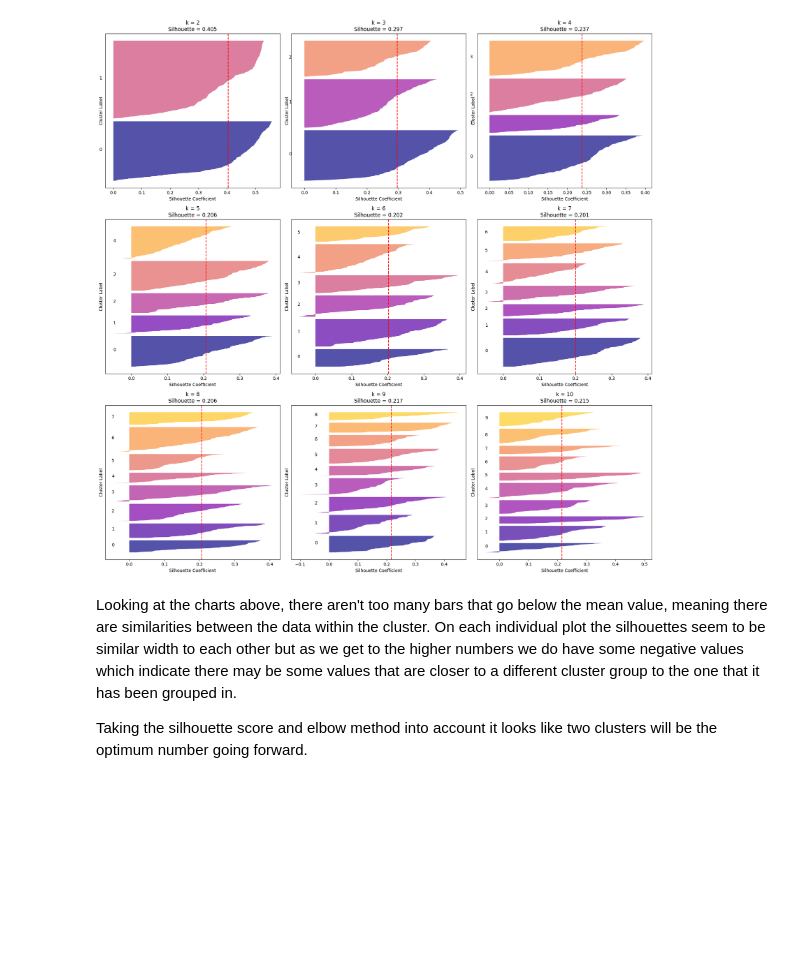
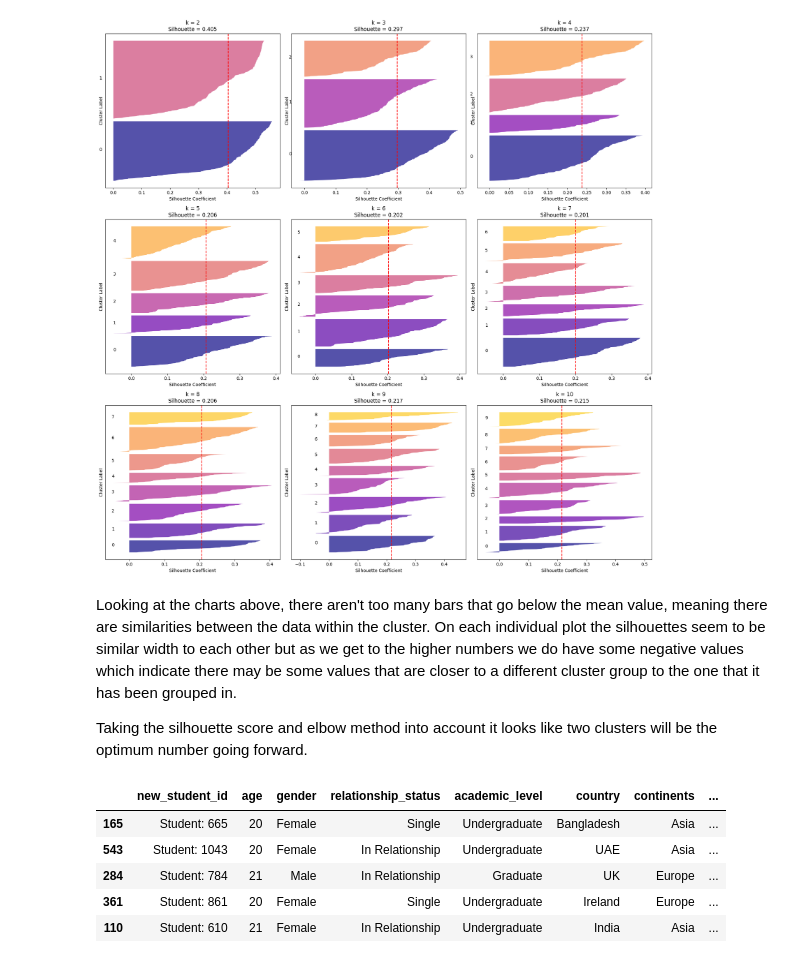
Before and after one commit to StavSteven/social_media_addiction, a Jupyter notebook: jupyter_notebooks/3_ml_notebook.ipynb, the cells around one changed output. Saved outputs shown, nothing was run; the diff lists cells and outputs as text; code cells hidden in the pictures; blank space fills up the shorter version.

```diff
--- a/jupyter_notebooks/3_ml_notebook.ipynb
+++ b/jupyter_notebooks/3_ml_notebook.ipynb
@@ -182,3 +175,28 @@ plt.show()
 Looking at the charts above, there aren't too many bars that go below the mean value, meaning there are similarities between the data within the cluster. On each individual plot the silhouettes seem to be similar width to each other but as we get to the higher numbers we do have some negative values which indicate there may be some values that are closer to a different cluster group to the one that it has been grouped in.
 
 Taking the silhouette score and elbow method into account it looks like two clusters will be the optimum number going forward.
+# %%
+best_k = 2
+
+kmeans_final = KMeans(n_clusters=best_k, random_state=42)
+kmeans_final.fit(X_train_prepared)
+
+# Assign clusters to train and test data
+train_clusters = kmeans_final.predict(X_train_prepared)
+test_clusters = kmeans_final.predict(X_test_prepared)
+
+# Store in DataFrames
+X_train_clustered = X_train.copy()
+X_train_clustered['cluster'] = train_clusters
+
+X_test_clustered = X_test.copy()
+X_test_clustered['cluster'] = test_clusters
+
+X_train_clustered.head()
+# %% [output]
+|  | new_student_id | age | gender | relationship_status | academic_level | country | continents | ... |
+| 165 | Student: 665 | 20 | Female | Single | Undergraduate | Bangladesh | Asia | ... |
+| 543 | Student: 1043 | 20 | Female | In Relationship | Undergraduate | UAE | Asia | ... |
+| 284 | Student: 784 | 21 | Male | In Relationship | Graduate | UK | Europe | ... |
+| 361 | Student: 861 | 20 | Female | Single | Undergraduate | Ireland | Europe | ... |
+| 110 | Student: 610 | 21 | Female | In Relationship | Undergraduate | India | Asia | ... |
```
Also changed, not shown: parts of 9 cells of this notebook.
